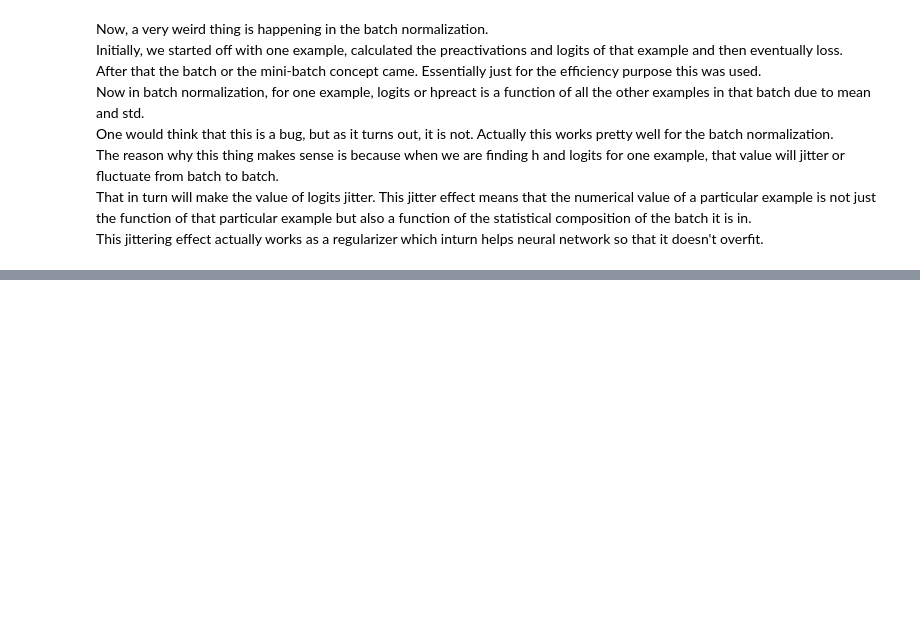
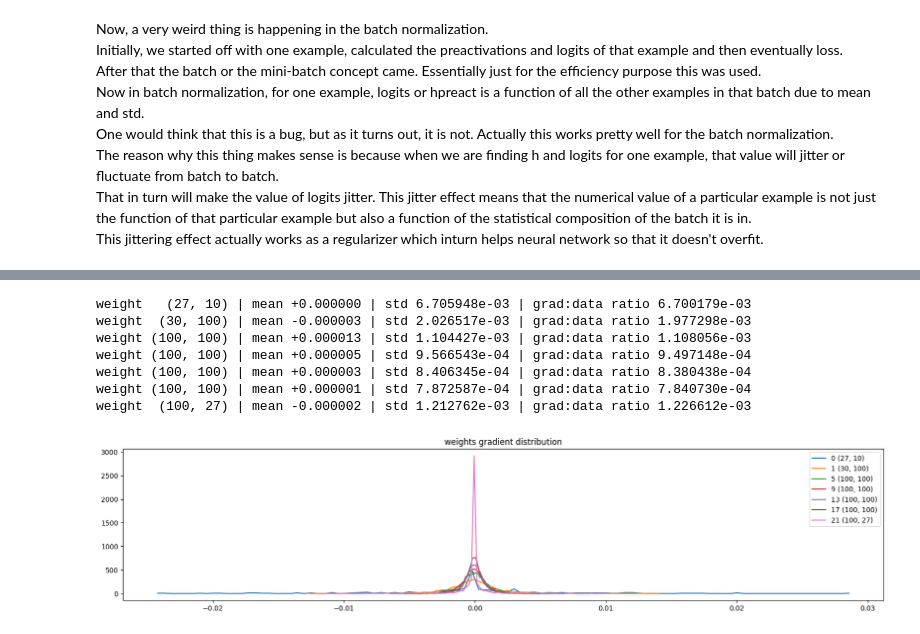
Before and after one commit to Udbhavkush/scratch, a Jupyter notebook: Makemore/makemore_MLP2.ipynb, the cells around one changed output, grey strips where cells are left out. Cells and saved outputs as stored; diff of their text form; code cells hidden in the pictures; blank space fills up the shorter version.

```diff
--- a/Makemore/makemore_MLP2.ipynb
+++ b/Makemore/makemore_MLP2.ipynb
@@ -627,0 +864,42 @@ This jittering effect actually works as a regularizer which inturn helps neural
+# %%
+# though proces behind this plot. We are ultimately changing parameters. We care about parameters values and their gradients
+# we are calculating gradient to data ratio to know by what factor are we changing the parameters. (scale of gradient to the scale of values)
+
+plt.figure(figsize=(20, 4)) # width and height of the plot
+legends = []
+for i,p in enumerate(parameters):
+  t = p.grad
+  if p.ndim == 2: # just restricting to dims=2 i.e just weights for simplicity
+    print('weight %10s | mean %+f | std %e | grad:data ratio %e' % (tuple(p.shape), t.mean(), t.std(), t.std() / p.std()))
+    hy, hx = torch.histogram(t, density=True)
+    plt.plot(hx[:-1].detach(), hy.detach())
+    legends.append(f'{i} {tuple(p.shape)}')
+plt.legend(legends)
+plt.title('weights gradient distribution');
+
+
+# weight   (27, 10) | mean -0.000031 | std 1.365078e-03 | grad:data ratio 1.364090e-03
+# weight  (30, 100) | mean -0.000049 | std 1.207430e-03 | grad:data ratio 3.871660e-03
+# weight (100, 100) | mean +0.000016 | std 1.096730e-03 | grad:data ratio 6.601988e-03
+# weight (100, 100) | mean -0.000010 | std 9.893572e-04 | grad:data ratio 5.893091e-03
+# weight (100, 100) | mean -0.000011 | std 8.623432e-04 | grad:data ratio 5.158124e-03
+# weight (100, 100) | mean -0.000004 | std 7.388577e-04 | grad:data ratio 4.415212e-03
+# weight  (100, 27) | mean -0.000000 | std 2.364824e-02 | grad:data ratio 2.328203e+00
+
+# we can see that for all the layers, gradient is roughly 1000 times smaller than the value that is perfectly fine.
+# But in the last layer, that is not the case. Probably that is the trouble maker
+# gradients in the last layer are taking much larger values as compared to the values inside.
+# by checking standard deviation, we can see that gradient values are roughly 10 times greater than the values in the intermediate layer.
+# so what that means in SGD, we will be training the last layer roughly 10 times faster than others (at initialization).
+# this kind of fixes itself when the train the NN longer.
+
+# after training the NN for 1000 steps, we see that gradients from output layers are shrinking.
+# %% [output]
+weight   (27, 10) | mean +0.000000 | std 6.705948e-03 | grad:data ratio 6.700179e-03
+weight  (30, 100) | mean -0.000003 | std 2.026517e-03 | grad:data ratio 1.977298e-03
+weight (100, 100) | mean +0.000013 | std 1.104427e-03 | grad:data ratio 1.108056e-03
+weight (100, 100) | mean +0.000005 | std 9.566543e-04 | grad:data ratio 9.497148e-04
+weight (100, 100) | mean +0.000003 | std 8.406345e-04 | grad:data ratio 8.380438e-04
+weight (100, 100) | mean +0.000001 | std 7.872587e-04 | grad:data ratio 7.840730e-04
+weight  (100, 27) | mean -0.000002 | std 1.212762e-03 | grad:data ratio 1.226612e-03
+[figure, added]
```
Also changed, not shown: parts of 12 cells of this notebook.
